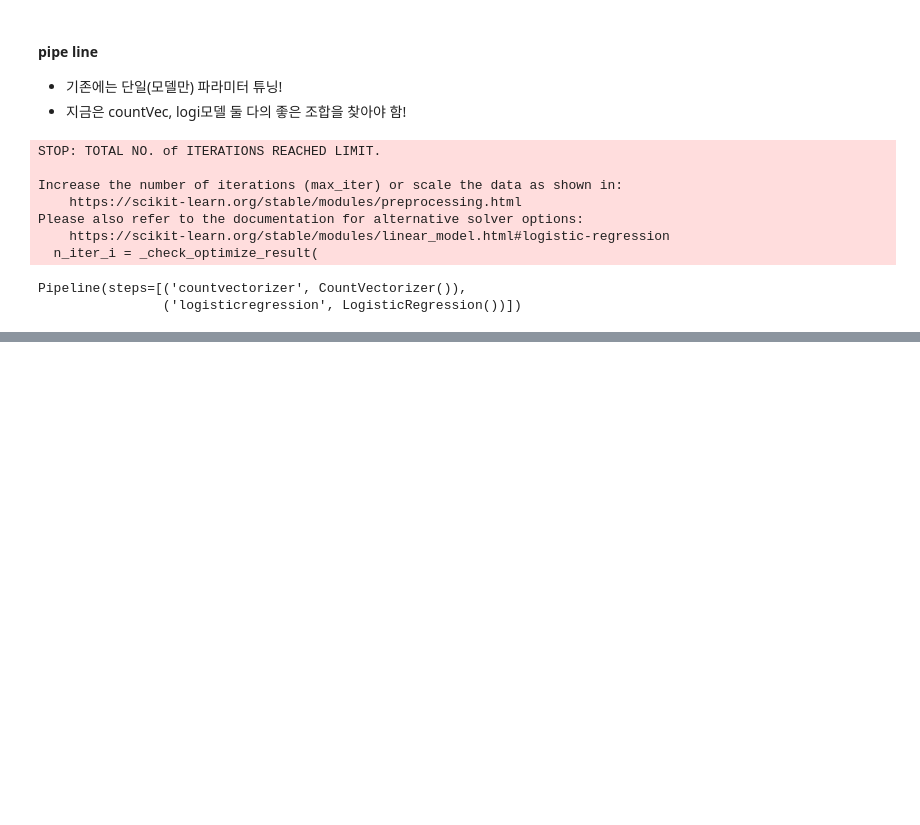
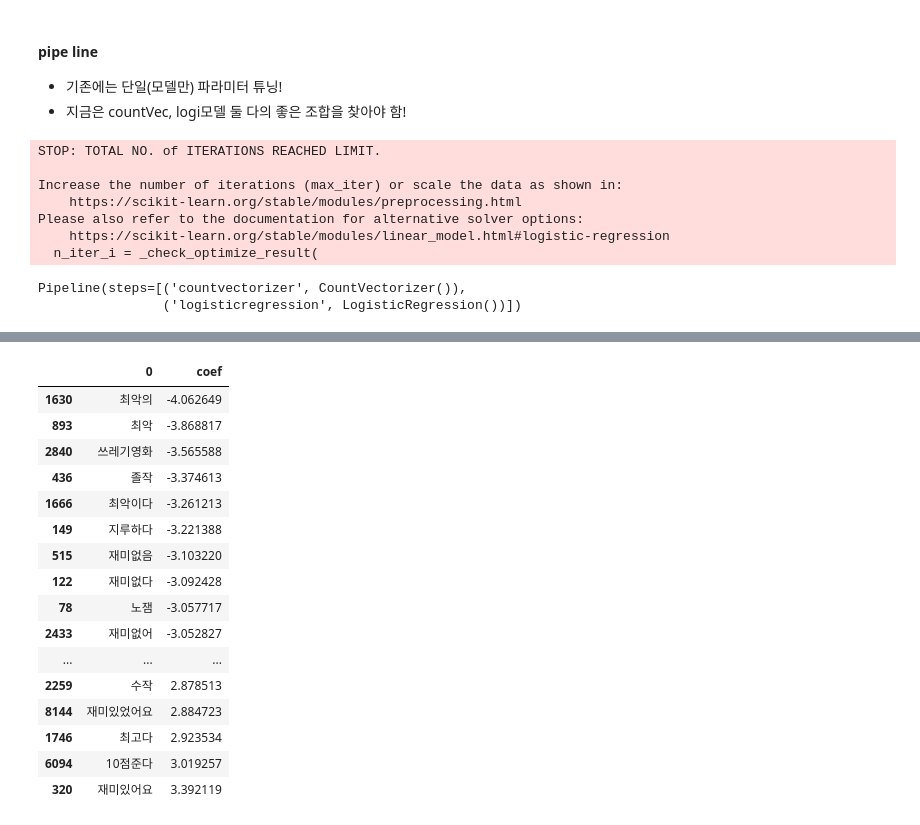
Before and after one commit to likemilktea/GjAiSchool, a Jupyter notebook: 08.머신러닝/ex08_영화리뷰데이터다루기(비정형데이터,텍스트마이닝).ipynb, the cells around one changed output, grey strips where cells are left out. Saved outputs shown, nothing was run; the diff lists cells and outputs as text; code cells hidden in the pictures; blank space fills up the shorter version.

```diff
--- a/08.머신러닝/ex08_영화리뷰데이터다루기(비정형데이터,텍스트마이닝).ipynb
+++ b/08.머신러닝/ex08_영화리뷰데이터다루기(비정형데이터,텍스트마이닝).ipynb
@@ -351,0 +542,22 @@ Pipeline(steps=[('countvectorizer', CountVectorizer()),
+# %%
+pos_neg_top30 = pd.concat([df2.head(30)[[0,'coef']],
+          df2.tail(30)[[0,'coef']]])
+pos_neg_top30
+# %% [output]
+|  | 0 | coef |
+| 1630 | 최악의 | -4.062649 |
+| 893 | 최악 | -3.868817 |
+| 2840 | 쓰레기영화 | -3.565588 |
+| 436 | 졸작 | -3.374613 |
+| 1666 | 최악이다 | -3.261213 |
+| 149 | 지루하다 | -3.221388 |
+| 515 | 재미없음 | -3.103220 |
+| 122 | 재미없다 | -3.092428 |
+| 78 | 노잼 | -3.057717 |
+| 2433 | 재미없어 | -3.052827 |
+| ... | ... | ... |
+| 2259 | 수작 | 2.878513 |
+| 8144 | 재미있었어요 | 2.884723 |
+| 1746 | 최고다 | 2.923534 |
+| 6094 | 10점준다 | 3.019257 |
+| 320 | 재미있어요 | 3.392119 |
```
Also changed, not shown: parts of 32 cells of this notebook, 9 other files.
